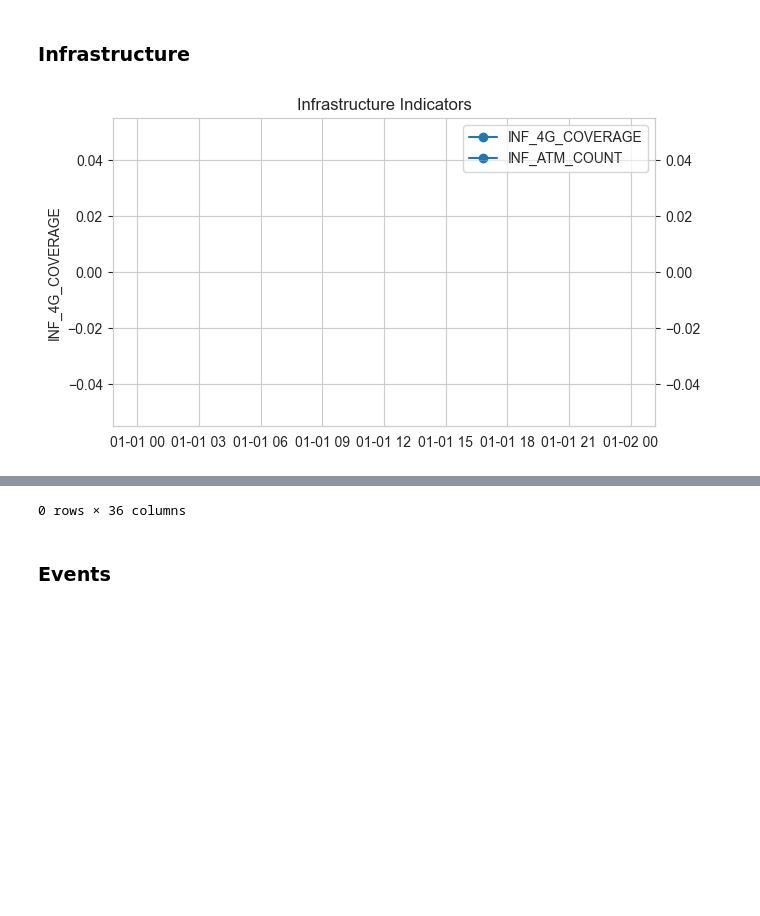
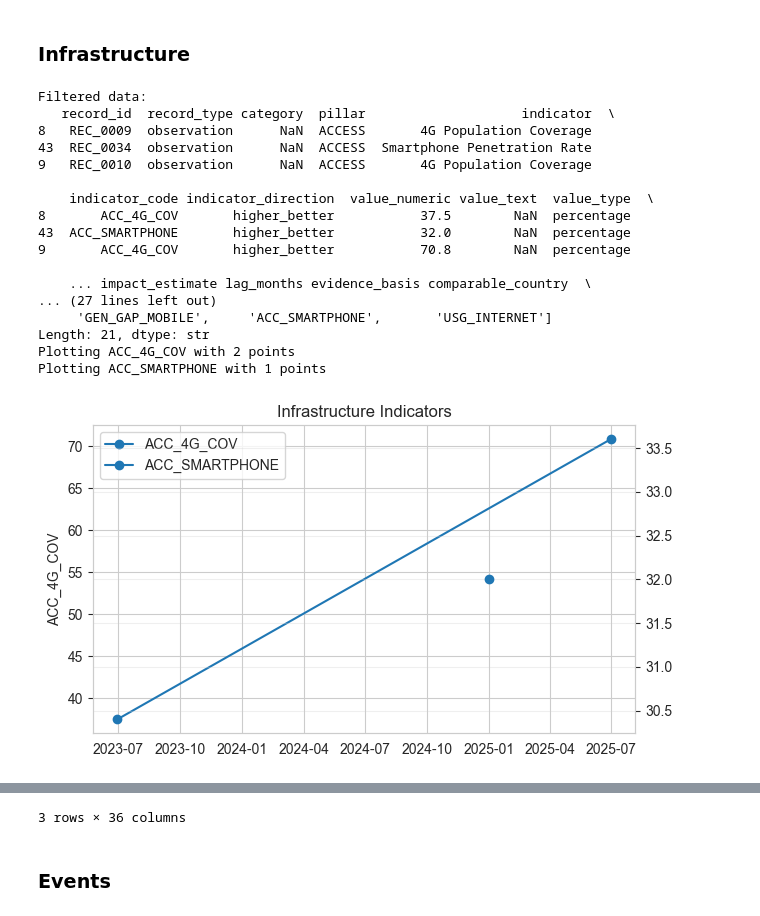
Before and after one commit to AdeyAmare/ethiopia-fi-forecast, a Jupyter notebook: notebooks/eda.ipynb, the cells around one changed output, grey strips where cells are left out. Cells and saved outputs as stored; diff of their text form; code cells hidden in the pictures; blank space fills up the shorter version.

```diff
--- a/notebooks/eda.ipynb
+++ b/notebooks/eda.ipynb
@@ -200,7 +211,24 @@ eda.plot_usage_trends(["ACC_OWNERSHIP", "USG_P2P_COUNT", "ACC_MM_ACCOUNT"])
 # %% [markdown]
 ### Infrastructure
 # %%
-eda.plot_infrastructure_indicators(["INF_4G_COVERAGE", "INF_ATM_COUNT"])
+eda.plot_infrastructure_indicators(["ACC_4G_COV", "ACC_SMARTPHONE"])
 # %% [output]
+Filtered data:
+   record_id  record_type category  pillar                    indicator  \
+8   REC_0009  observation      NaN  ACCESS       4G Population Coverage
+43  REC_0034  observation      NaN  ACCESS  Smartphone Penetration Rate
+9   REC_0010  observation      NaN  ACCESS       4G Population Coverage
+
+    indicator_code indicator_direction  value_numeric value_text  value_type  \
+8       ACC_4G_COV       higher_better           37.5        NaN  percentage
+43  ACC_SMARTPHONE       higher_better           32.0        NaN  percentage
+9       ACC_4G_COV       higher_better           70.8        NaN  percentage
+
+    ... impact_estimate lag_months evidence_basis comparable_country  \
+... (27 lines left out)
+     'GEN_GAP_MOBILE',     'ACC_SMARTPHONE',       'USG_INTERNET']
+Length: 21, dtype: str
+Plotting ACC_4G_COV with 2 points
+Plotting ACC_SMARTPHONE with 1 points
-[figure, old version]
+[figure, new version]
 |  | record_id | record_type | category | pillar | indicator | indicator_code | indicator_direction | ... |
@@ -207,4 +238,4 @@ eda.plot_infrastructure_indicators(["INF_4G_COVERAGE", "INF_ATM_COUNT"])
-0 rows × 36 columns
+3 rows × 36 columns
 # %% [markdown]
 ### Events
 # %%
```
Also changed, not shown: parts of 5 cells of this notebook, 9 other files.
